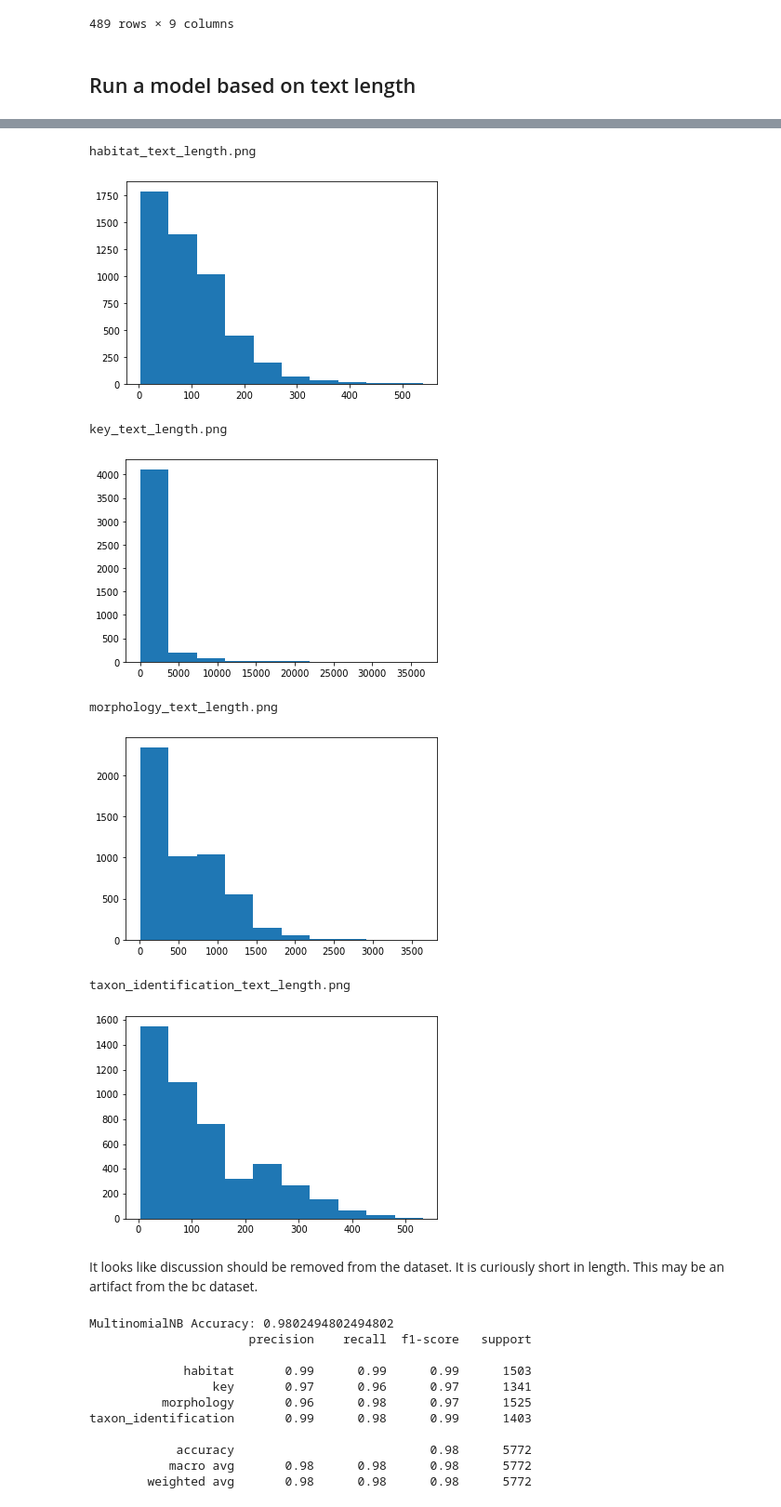
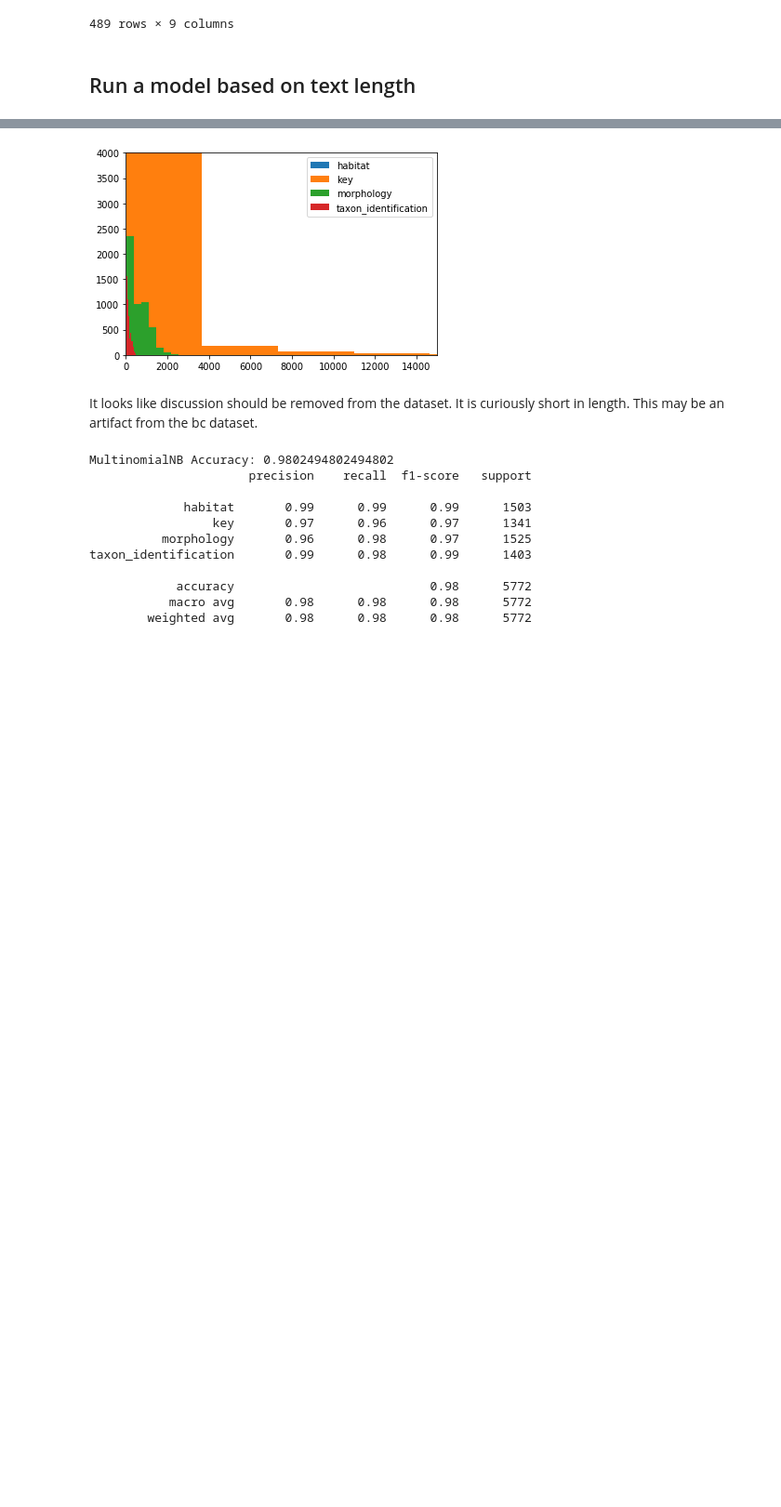
Before and after one commit to jocelynpender/flora-prepper, a Jupyter notebook: notebooks/analysis_visualization.ipynb, the cells around one changed output, grey strips where cells are left out. Shown at 93% size. Saved outputs shown, nothing was run; the diff lists cells and outputs as text; code cells hidden in the pictures; blank space fills up the shorter version.

```diff
--- a/notebooks/analysis_visualization.ipynb
+++ b/notebooks/analysis_visualization.ipynb
@@ -370,28 +359,27 @@ length_processed_flora_data_frame.head()
 # %%
 classifications = length_processed_flora_data_frame.groupby(by=length_processed_flora_data_frame['classification'])
+
+#bins = np.linspace(-10, 10, 100)
+
 for group in classifications.groups:
 #   print(group)
     group_df = length_processed_flora_data_frame[length_processed_flora_data_frame.classification == group]
     group_text_length = group_df['length']
-    fig = plt.hist(group_text_length)
-    file_name = group + "_text_length.png"
-    print(file_name)
-    plt.savefig(file_name)
-    plt.show()
+    plt.hist(group_text_length, label=group)
+#file_name = group + "_text_length.png"
+#print(file_name)
+#plt.savefig(file_name)
+plt.xlim(0, 15000)
+plt.ylim(0, 4000)
+plt.legend(loc='upper right')
+plt.show()
 
 
     # TO DO
 
     # redo these as overlapping hist with four colours!!!
 # %% [output]
-habitat_text_length.png
-[figure, old version]
+[figure, new version]
-key_text_length.png
-[figure, removed]
-morphology_text_length.png
-[figure, removed]
-taxon_identification_text_length.png
-[figure, removed]
 # %% [markdown]
 It looks like discussion should be removed from the dataset. It is curiously short in length. This may be an artifact from the bc dataset.
 # %%
```
Also changed, not shown: parts of 4 cells of this notebook, 3 other files.
